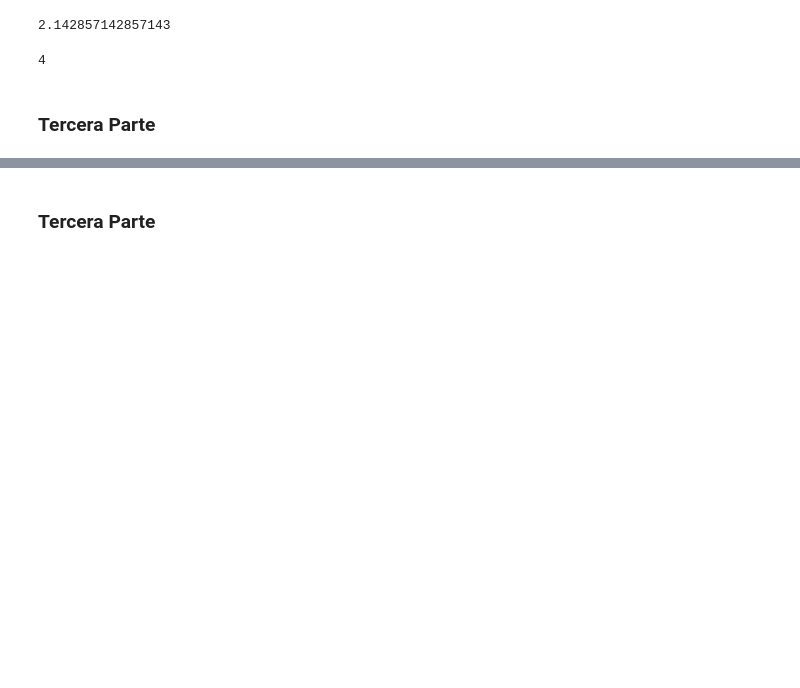
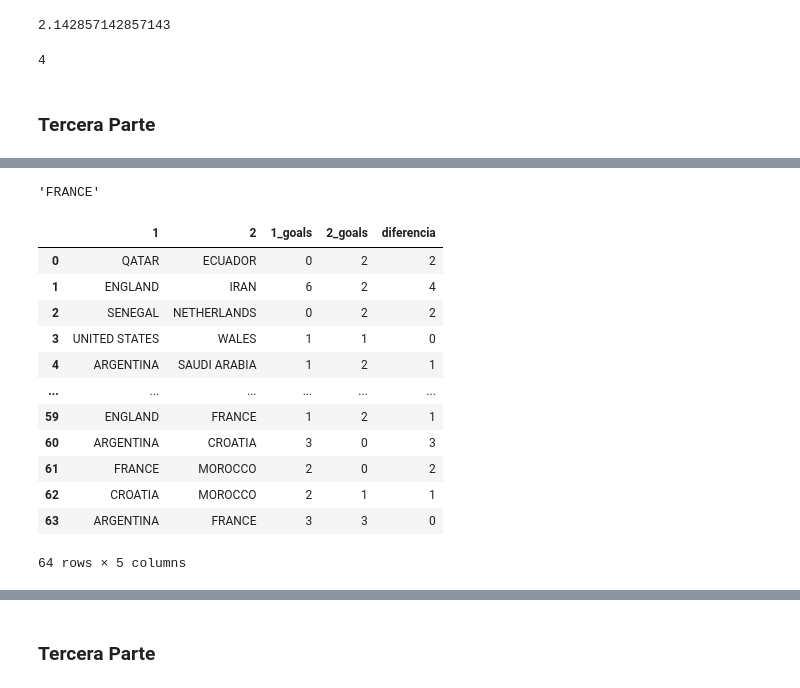
Before and after one commit to sabiojuancruz/mundial-qatar-2022, a Jupyter notebook: mundial_qatar_2022.ipynb, the cells around one changed output, grey strips where cells are left out. Drawn from its saved outputs; the diff is of its cells as text; code cells hidden in the pictures; blank space fills up the shorter version.

```diff
--- a/mundial_qatar_2022.ipynb
+++ b/mundial_qatar_2022.ipynb
@@ -238,9 +253,30 @@ fig, ax = plt.subplots()
 # %%
 # Cual es el equipo que hizo mas goles en el mundial?
 # Completar
+goles.idxmax()
+# %% [output]
+'FRANCE'
 # %%
 # Por cada partido, cual fue la diferencia de goles?
 # Completar
+partidos = mundial[['1', '2','1_goals', '2_goals']]
+diferencia = abs(partidos['1_goals'] - partidos['2_goals'])
+partidos_diferencia = pd.concat([partidos, diferencia], axis=1).rename(columns = {0 : 'diferencia'})
+partidos_diferencia
+# %% [output]
+|  | 1 | 2 | 1_goals | 2_goals | diferencia |
+| 0 | QATAR | ECUADOR | 0 | 2 | 2 |
+| 1 | ENGLAND | IRAN | 6 | 2 | 4 |
+| 2 | SENEGAL | NETHERLANDS | 0 | 2 | 2 |
+| 3 | UNITED STATES | WALES | 1 | 1 | 0 |
+| 4 | ARGENTINA | SAUDI ARABIA | 1 | 2 | 1 |
+| ... | ... | ... | ... | ... | ... |
+| 59 | ENGLAND | FRANCE | 1 | 2 | 1 |
+| 60 | ARGENTINA | CROATIA | 3 | 0 | 3 |
+| 61 | FRANCE | MOROCCO | 2 | 0 | 2 |
+| 62 | CROATIA | MOROCCO | 2 | 1 | 1 |
+| 63 | ARGENTINA | FRANCE | 3 | 3 | 0 |
+64 rows × 5 columns
 # %%
 # Por cada partido, cual fue el equipo que gano?
 # Completar
```
Also changed, not shown: parts of 4 cells of this notebook.
